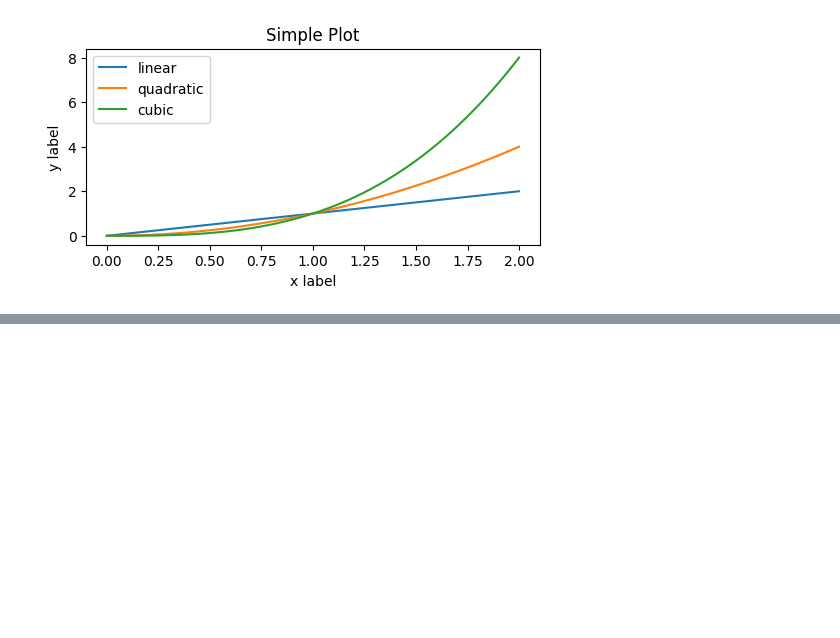
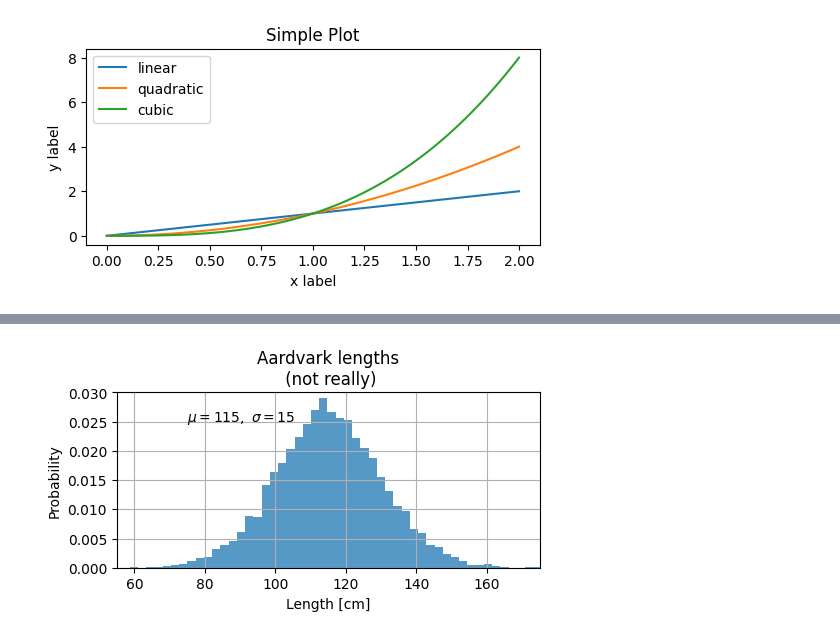
Before and after one commit to abhinandan1999/Learning, a Jupyter notebook: Data Visualization/Python Visualization/Matplotlib/matplotlib.ipynb, the cells around one changed output, grey strips where cells are left out. Cells and saved outputs as stored; diff of their text form; code cells hidden in the pictures; blank space fills up the shorter version.

```diff
--- a/Data Visualization/Python Visualization/Matplotlib/matplotlib.ipynb
+++ b/Data Visualization/Python Visualization/Matplotlib/matplotlib.ipynb
@@ -77,0 +110,15 @@ plt.legend()
+# %%
+mu, sigma = 115, 15
+x = mu + sigma * np.random.randn(10000)
+fig, ax = plt.subplots(figsize=(5, 2.7), layout="constrained")
+# the histogram of the data
+n, bins, patches = ax.hist(x, 50, density=True, facecolor="C0", alpha=0.75)
+
+ax.set_xlabel("Length [cm]")
+ax.set_ylabel("Probability")
+ax.set_title("Aardvark lengths\n (not really)")
+ax.text(75, 0.025, r"$\mu=115,\ \sigma=15$")
+ax.axis([55, 175, 0, 0.03])
+ax.grid(True)
+# %% [output]
+[figure, added]
```
Also changed, not shown: parts of 27 cells of this notebook, 1 other file.
